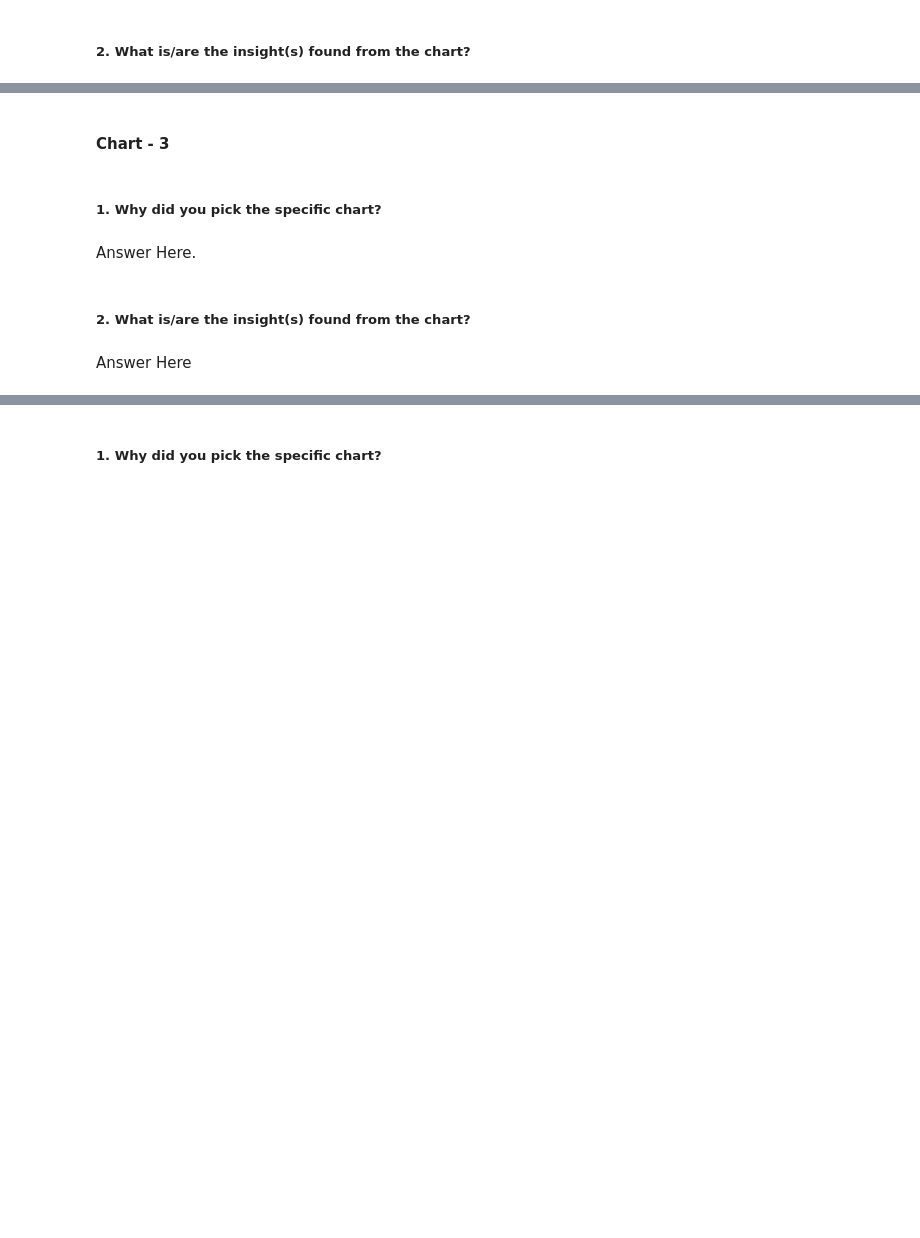
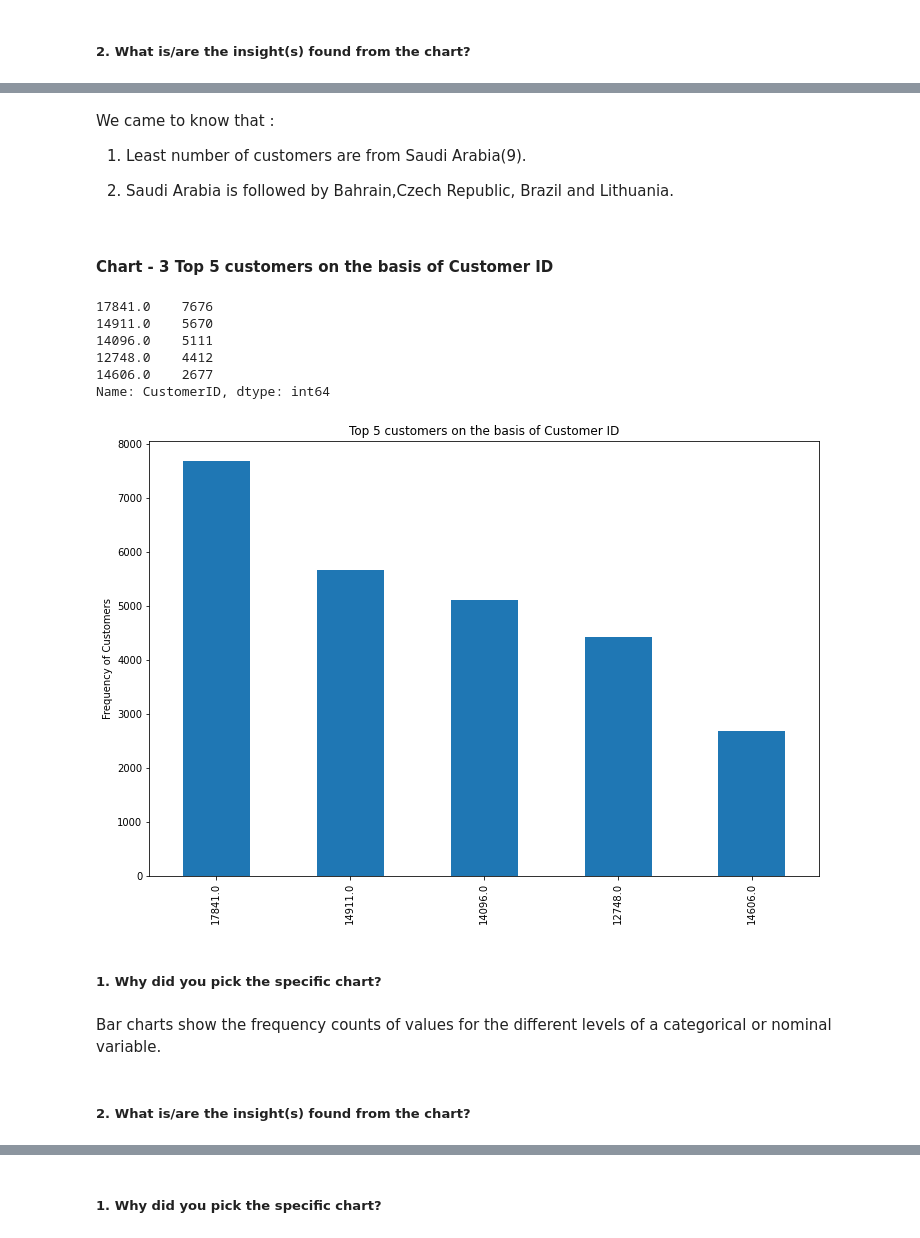
Before and after one commit to Shubham-droid24/Online-Retail-Customer-Segmentation, a Jupyter notebook: Online_Retail_Customer_Segmentation_.ipynb, the cells around one changed output, grey strips where cells are left out. Saved outputs shown, nothing was run; the diff lists cells and outputs as text; code cells hidden in the pictures; blank space fills up the shorter version.

```diff
--- a/Online_Retail_Customer_Segmentation_.ipynb
+++ b/Online_Retail_Customer_Segmentation_.ipynb
@@ -327,2 +479,0 @@ Answer Here
-# %% [markdown]
-#### Chart - 3
@@ -331,8 +480,35 @@ Answer Here
+# %% [markdown]
+We came to know that :
+
+1) Least number of customers are from Saudi Arabia(9).
+
+2) Saudi Arabia is followed by Bahrain,Czech Republic, Brazil and Lithuania.
+# %% [markdown]
+#### Chart - 3 Top 5 customers on the basis of Customer ID
+# %%
+# Top 5 customers on the basis of Customer ID
+top_5_customers=cust_segment_df['CustomerID'].value_counts().head()
+top_5_customers
+# %% [output]
+17841.0    7676
+14911.0    5670
+14096.0    5111
+12748.0    4412
+14606.0    2677
+Name: CustomerID, dtype: int64
+# %%
+# Chart - 3 visualization code
+# Plotting Barplot
+plt.rcParams['figure.figsize'] = (12, 8)
+top_5_customers.plot(kind='bar')
+plt.title("Top 5 customers on the basis of Customer ID")
+plt.ylabel('Frequency of Customers')
+plt.show()
+# %% [output]
+[figure, added]
 # %% [markdown]
 ##### 1. Why did you pick the specific chart?
-# %% [markdown]
-Answer Here.
+# %% [markdown]
+Bar charts show the frequency counts of values for the different levels of a categorical or nominal variable.
 # %% [markdown]
 ##### 2. What is/are the insight(s) found from the chart?
-# %% [markdown]
-Answer Here
```
Also changed, not shown: parts of 370 cells of this notebook.
